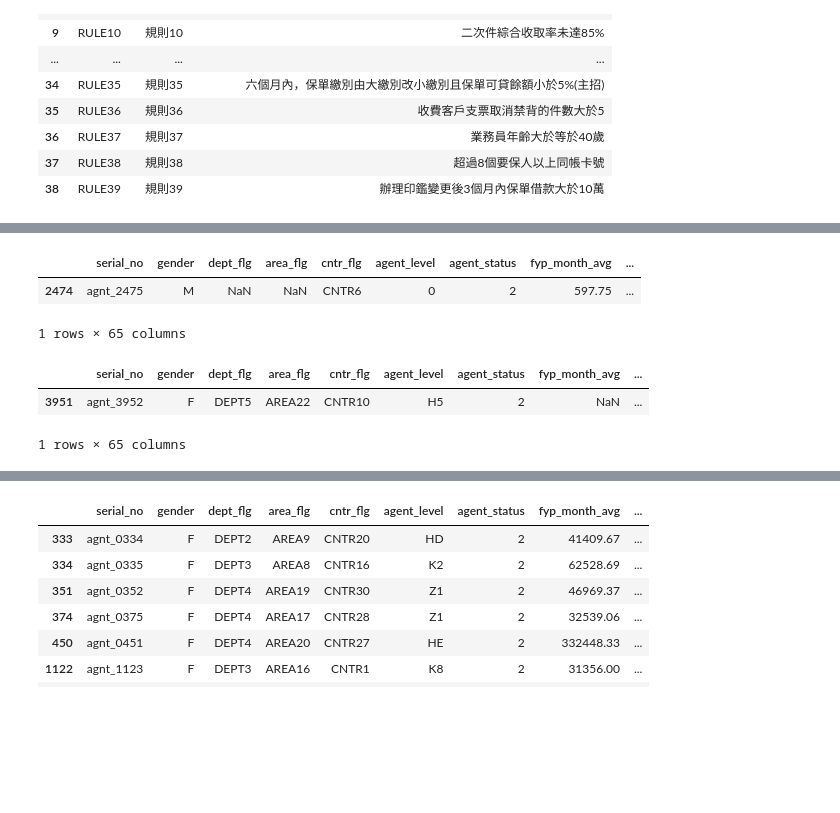
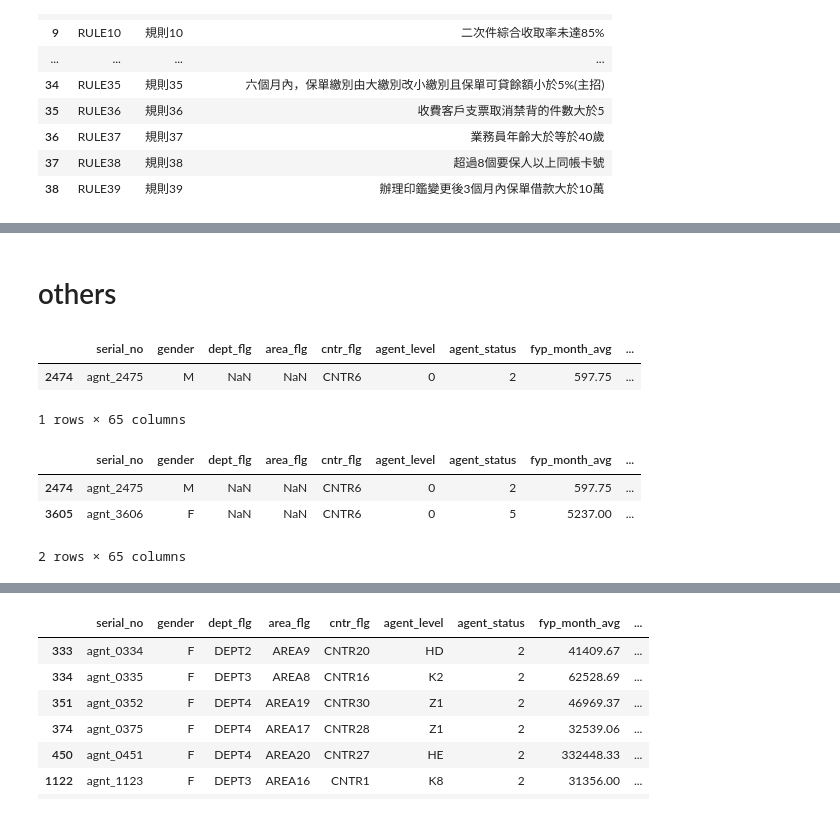
Before and after one commit to Boleefat/NCCU_ML_AI, a Jupyter notebook: step1/XGBoost_testing.ipynb, the cells around one changed output, grey strips where cells are left out. Saved outputs shown, nothing was run; the diff lists cells and outputs as text; code cells hidden in the pictures; blank space fills up the shorter version.

```diff
--- a/step1/XGBoost_testing.ipynb
+++ b/step1/XGBoost_testing.ipynb
@@ -99,3 +289,5 @@ dtype: int64
+# %% [markdown]
+# others
 # %%
 # 範例：column1 為 NaN，column2 為 b 的 row
 filtered_df = df_DATA[pd.isna(df_DATA['dept_flg']) & (df_DATA['abnormal_target'] == 'Y')]
@@ -106,9 +298,10 @@ filtered_df
 1 rows × 65 columns
 # %%
 # 範例：column1 為 NaN，column2 為 b 的 row
-filtered_df = df_DATA[pd.isna(df_DATA['fyp_month_avg']) & (df_DATA['abnormal_target'] == 'Y')]
+filtered_df = df_DATA[pd.isna(df_DATA['dept_flg']) & pd.isna(df_DATA['area_flg'])]
 filtered_df
 # %% [output]
 |  | serial_no | gender | dept_flg | area_flg | cntr_flg | agent_level | agent_status | fyp_month_avg | ... |
-| 3951 | agnt_3952 | F | DEPT5 | AREA22 | CNTR10 | H5 | 2 | NaN | ... |
+| 2474 | agnt_2475 | M | NaN | NaN | CNTR6 | 0 | 2 | 597.75 | ... |
+| 3605 | agnt_3606 | F | NaN | NaN | CNTR6 | 0 | 5 | 5237.00 | ... |
-1 rows × 65 columns
+2 rows × 65 columns
```
Also changed, not shown: parts of 12 cells of this notebook, 22 other files.
